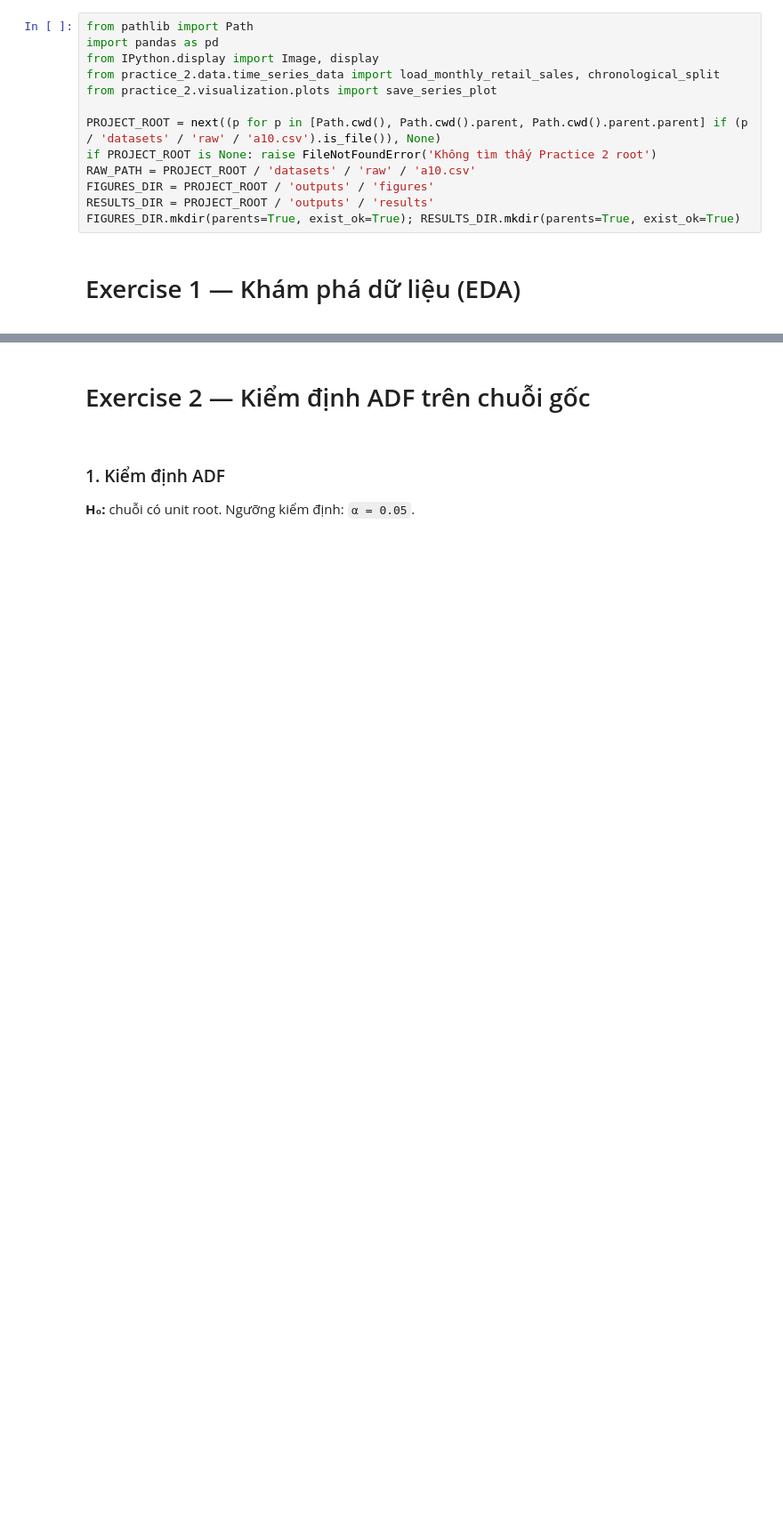
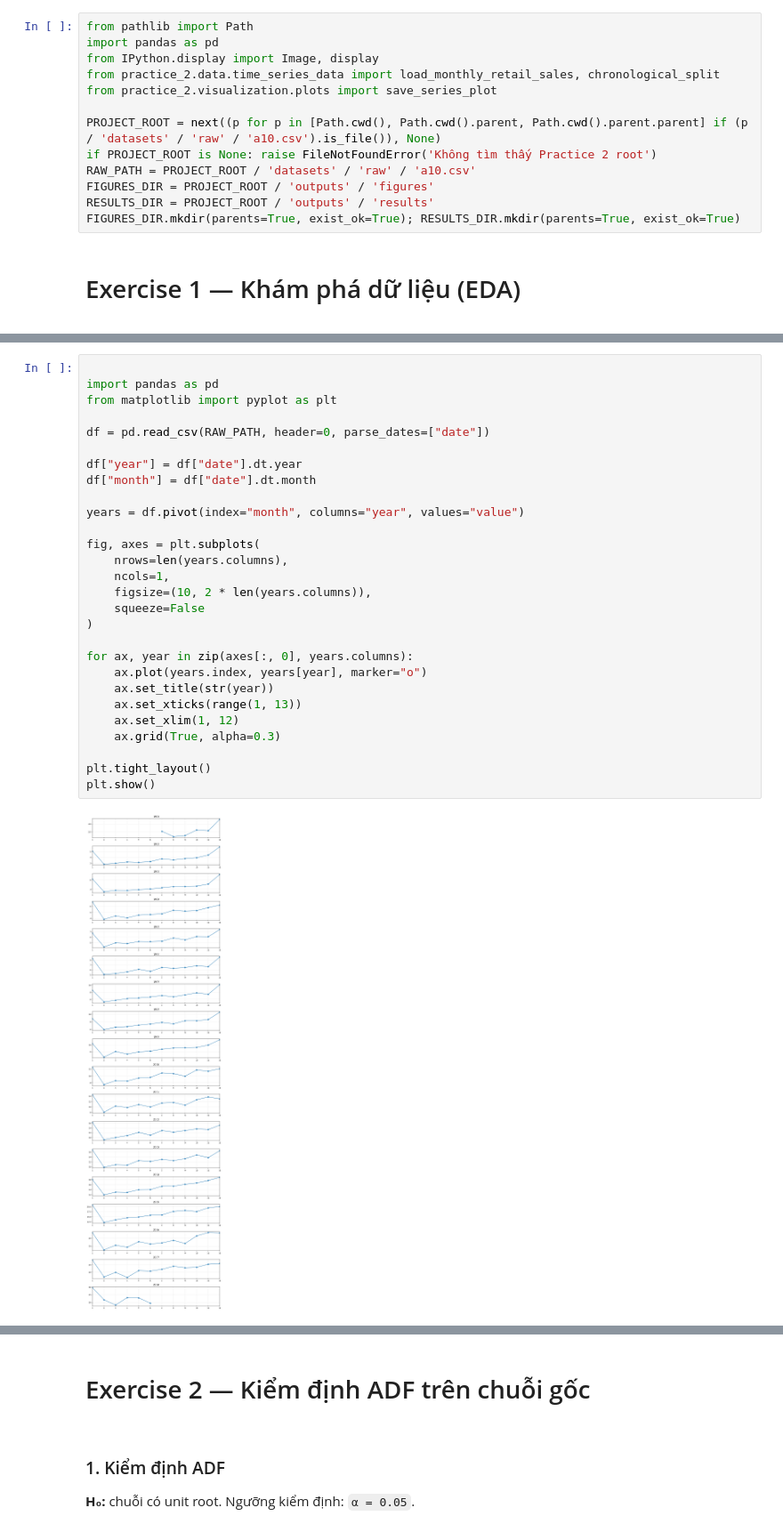
Before and after one commit to Tuvienn/TOTAL_LAB_PRACTICE_FOR_TIME_SERIES, a Jupyter notebook: total_practice/Practice_2/notebooks/Practice_2_present.ipynb, the cells around one changed output, grey strips where cells are left out. Shown at 89% size. Cells and saved outputs as stored; diff of their text form; blank space fills up the shorter version.

```diff
--- a/total_practice/Practice_2/notebooks/Practice_2_present.ipynb
+++ b/total_practice/Practice_2/notebooks/Practice_2_present.ipynb
@@ -133,0 +344,30 @@ display(Image(filename=str(figure_path)))
+# %%
+
+import pandas as pd
+from matplotlib import pyplot as plt
+
+df = pd.read_csv(RAW_PATH, header=0, parse_dates=["date"])
+
+df["year"] = df["date"].dt.year
+df["month"] = df["date"].dt.month
+
+years = df.pivot(index="month", columns="year", values="value")
+
+fig, axes = plt.subplots(
+    nrows=len(years.columns),
+    ncols=1,
+    figsize=(10, 2 * len(years.columns)),
+    squeeze=False
+)
+
+for ax, year in zip(axes[:, 0], years.columns):
+    ax.plot(years.index, years[year], marker="o")
+    ax.set_title(str(year))
+    ax.set_xticks(range(1, 13))
+    ax.set_xlim(1, 12)
+    ax.grid(True, alpha=0.3)
+
+plt.tight_layout()
+plt.show()
+# %% [output]
+[figure, added]
```
Also changed, not shown: parts of 117 cells of this notebook, 2 other files.
